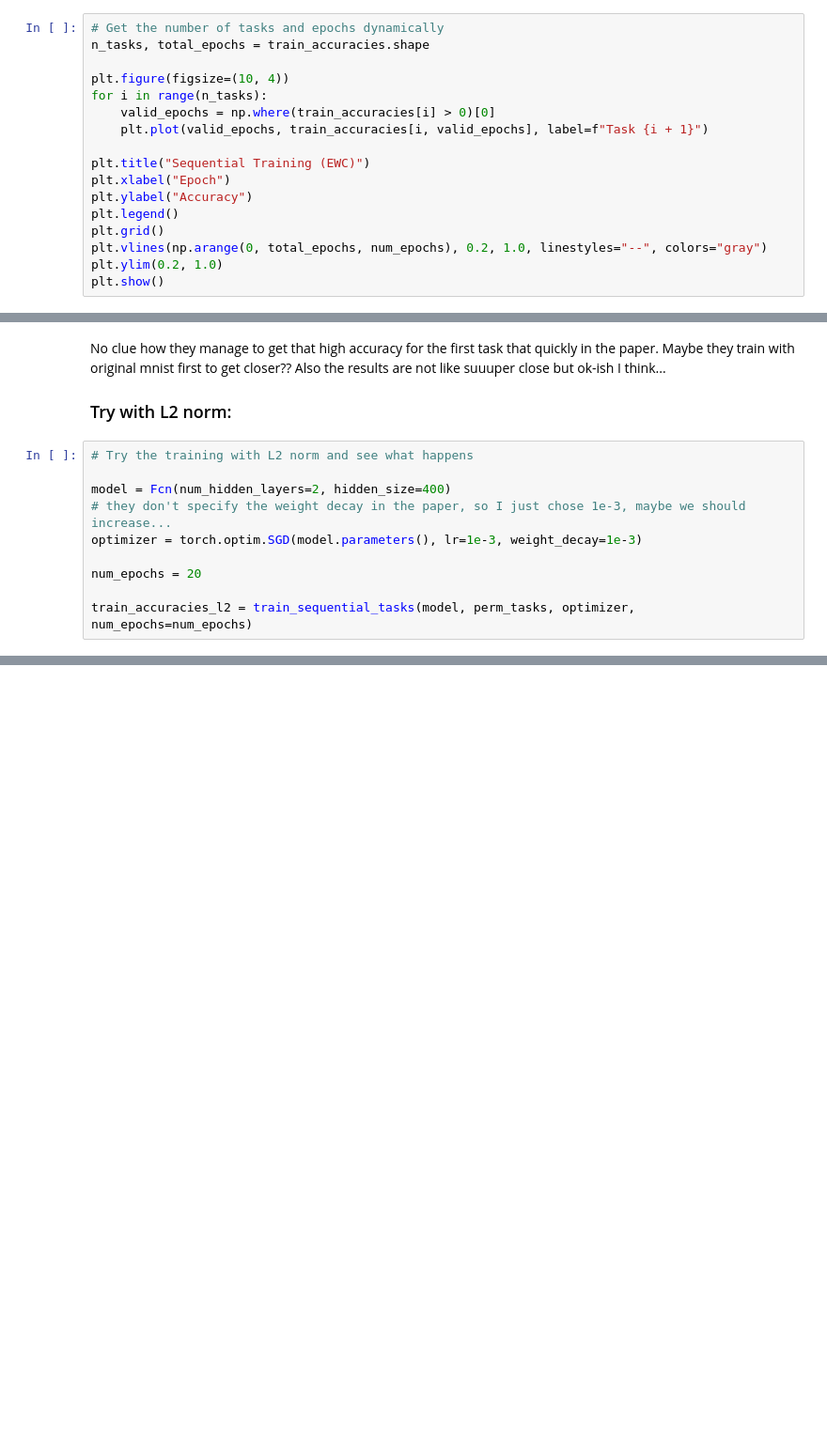
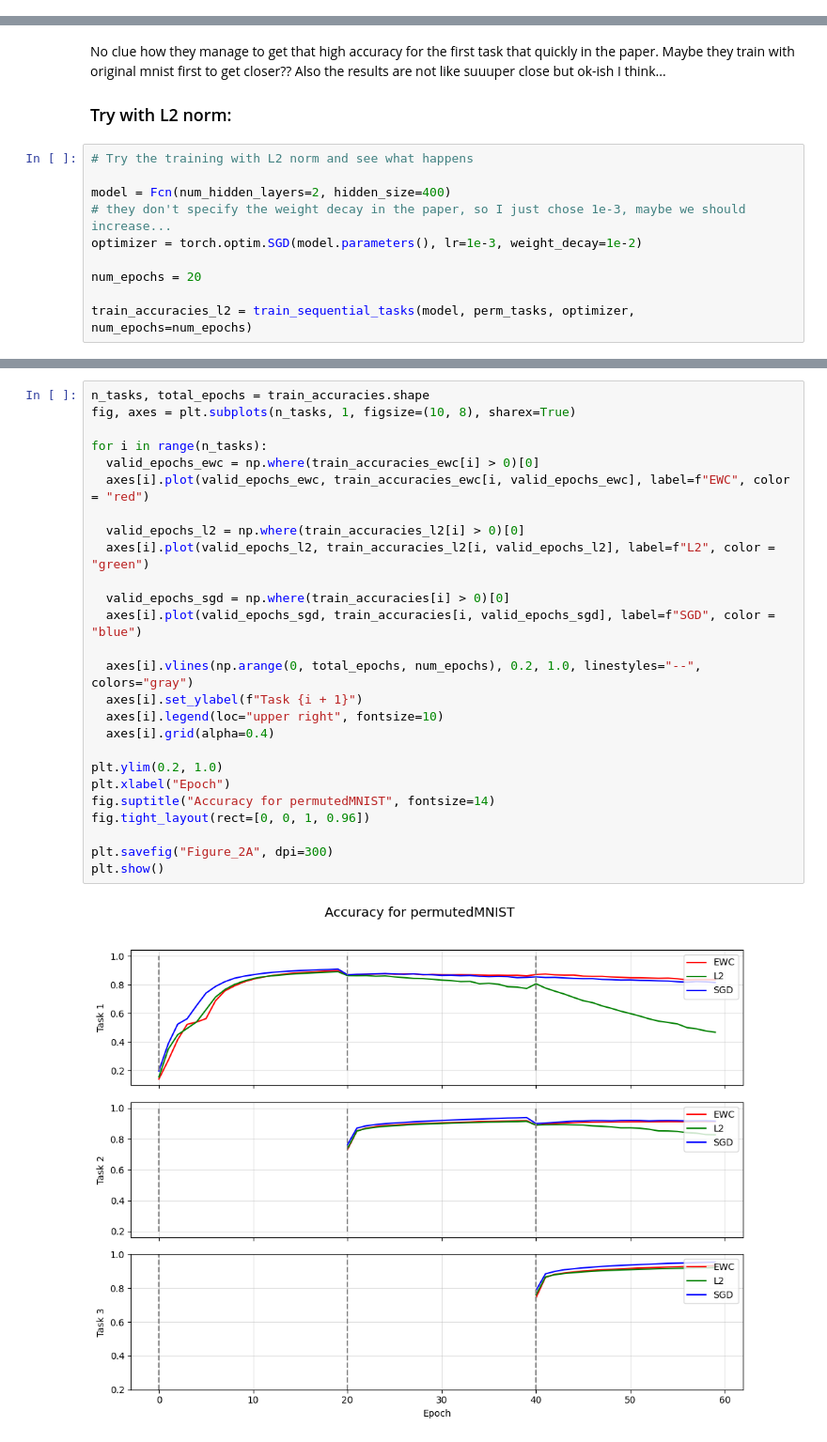
Before and after one commit to LinusCrugnola/foil_project, a Jupyter notebook: project.ipynb, the cells around one changed output, grey strips where cells are left out. Shown at 94% size. Drawn from its saved outputs; the diff is of its cells as text; blank space fills up the shorter version.

Commit message:
comparison plot

```diff
--- a/project.ipynb
+++ b/project.ipynb
@@ -373,17 +438,0 @@ Early stopping triggered, restoring best model state.
-# %%
-# Get the number of tasks and epochs dynamically
-n_tasks, total_epochs = train_accuracies.shape
-
-plt.figure(figsize=(10, 4))
-for i in range(n_tasks):
-    valid_epochs = np.where(train_accuracies[i] > 0)[0]
-    plt.plot(valid_epochs, train_accuracies[i, valid_epochs], label=f"Task {i + 1}")
-
-plt.title("Sequential Training (EWC)")
-plt.xlabel("Epoch")
-plt.ylabel("Accuracy")
-plt.legend()
-plt.grid()
-plt.vlines(np.arange(0, total_epochs, num_epochs), 0.2, 1.0, linestyles="--", colors="gray")
-plt.ylim(0.2, 1.0)
-plt.show()
@@ -398,7 +445,7 @@ No clue how they manage to get that high accuracy for the first task that quickl
 
 model = Fcn(num_hidden_layers=2, hidden_size=400)
 # they don't specify the weight decay in the paper, so I just chose 1e-3, maybe we should increase...
-optimizer = torch.optim.SGD(model.parameters(), lr=1e-3, weight_decay=1e-3)
+optimizer = torch.optim.SGD(model.parameters(), lr=1e-3, weight_decay=1e-2)
 
 num_epochs = 20
 
@@ -429,0 +480,28 @@ plt.show()
+# %%
+n_tasks, total_epochs = train_accuracies.shape
+fig, axes = plt.subplots(n_tasks, 1, figsize=(10, 8), sharex=True)
+
+for i in range(n_tasks):
+  valid_epochs_ewc = np.where(train_accuracies_ewc[i] > 0)[0]
+  axes[i].plot(valid_epochs_ewc, train_accuracies_ewc[i, valid_epochs_ewc], label=f"EWC", color = "red")
+
+  valid_epochs_l2 = np.where(train_accuracies_l2[i] > 0)[0]
+  axes[i].plot(valid_epochs_l2, train_accuracies_l2[i, valid_epochs_l2], label=f"L2", color = "green")
+
+  valid_epochs_sgd = np.where(train_accuracies[i] > 0)[0]
+  axes[i].plot(valid_epochs_sgd, train_accuracies[i, valid_epochs_sgd], label=f"SGD", color = "blue")
+
+  axes[i].vlines(np.arange(0, total_epochs, num_epochs), 0.2, 1.0, linestyles="--", colors="gray")
+  axes[i].set_ylabel(f"Task {i + 1}")
+  axes[i].legend(loc="upper right", fontsize=10)
+  axes[i].grid(alpha=0.4)
+
+plt.ylim(0.2, 1.0)
+plt.xlabel("Epoch")
+fig.suptitle("Accuracy for permutedMNIST", fontsize=14)
+fig.tight_layout(rect=[0, 0, 1, 0.96])
+
+plt.savefig("Figure_2A", dpi=300)
+plt.show()
+# %% [output]
+[figure, added]
```
Also changed, not shown: parts of 10 cells of this notebook, 1 other file.
